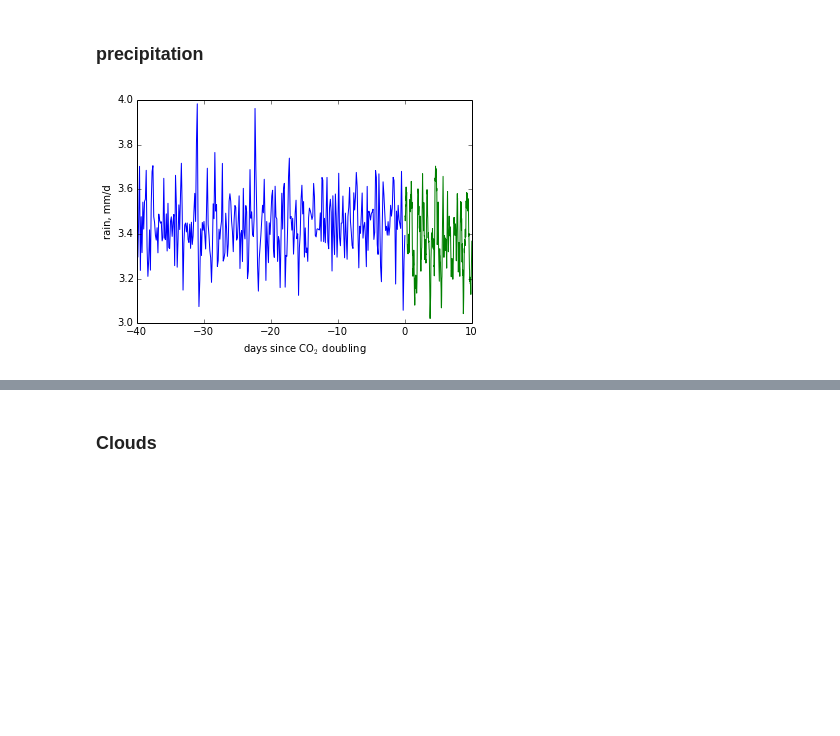
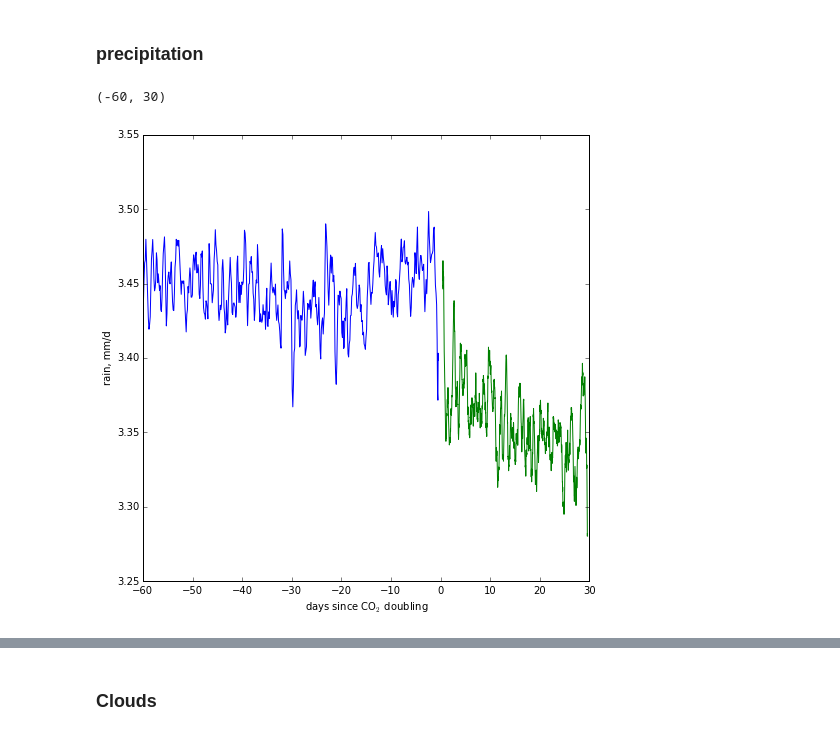
Before and after one commit to jedman/2xco2, a Jupyter notebook: exploration2xCO2.ipynb, the cells around one changed output, grey strips where cells are left out. Drawn from its saved outputs; the diff is of its cells as text; code cells hidden in the pictures; blank space fills up the shorter version.

```diff
--- a/exploration2xCO2.ipynb
+++ b/exploration2xCO2.ipynb
@@ -37,5 +50,5 @@ for i in range(0,12):
 before = TimeSeries(pretime_global - max(pretime_global), z = getvar('z',vstats_after))
 # convert time to days before co2 doubling
 # %%
-after = TimeSeries(getvar('time',gstats_after), z= getvar('z',vstats_after))
+after = TimeSeries(posttime_global-posttime_global[0], z= getvar('z',vstats_after))
 # %%
@@ -56,7 +83,7 @@ for index, var in enumerate(variable_names_1d): # iterate through variables
 # %% [markdown]
 since we know the length of the time series, we can do the same for 2D variables now
 # %%
-variable_names_2d = ['cloud','Q','qv','p','tabs', 'thetae','qc'] # extract full 2D time series from predoubling run for these variables
+variable_names_2d = ['cloud','Q','qv','p','tabs', 'thetae','qc','qi','swdown','swup'] # extract full 2D time series from predoubling run for these variables
 
 for index, var in enumerate(variable_names_2d): # iterate through variables
 
@@ -77,6 +104,24 @@ for index, var in enumerate(variable_names_2d): # iterate through variables
         before.variables_2d = {var:tmp_data} # create the dictionary the variables
     else:
         before.variables_2d.update({var:tmp_data}) # update dictionary with each new variable
+
+    tmp_data = np.zeros((len(posttime_vertical),len(before.z))) # make temporary array encompassing whole predoubling period
+
+    for i in range(0,3):
+        filename = "../data/verticalstats/verticalstats_fastcloud_2xco2_" + str(i) + ".nc" # iterate through files
+        tmp = nc.Dataset(filename)
+        tmp_time = getvar('time',tmp)
+        tmp_var = getvar(var, tmp)
+        if i == 0:
+            chunk = range(0,len(tmp_time))
+            tmp_data[chunk, :] = tmp_var
+        else:
+            chunk = range(max(chunk)+1, max(chunk)+len(tmp_time)+1)
+            tmp_data[chunk,:] = tmp_var
+    if (index == 0):
+        after.variables_2d = {var:tmp_data} # create the dictionary the variables
+    else:
+        after.variables_2d.update({var:tmp_data}) # update dictionary with each new variable
 # %% [markdown]
 ### temperature
 # %%
@@ -227,22 +265,26 @@ fig.savefig('figures/deltaRH_contributions.png', bbox_inches = 'tight', pad_inch
 # %% [markdown]
 ### precipitation
 # %%
-before.precip = -86400.*variables_1d['dlsurf']
-after.precip = -86400.*getvar('dlsurf',gstats_after)
+before.precip = -86400.*before.variables_1d['dlsurf']
+after.precip = -86400.*after.variables_1d['dlsurf']
 # %%
 # smooth 'after' time series to match the time step from before
 # %%
 ratio = (before.time[500]-before.time[499])/(after.time[1] - after.time[0])
 # %%
-after.time_smooth = sm.smooth(after.time,window_len = int(ratio))
-after.precip_smooth =  sm.smooth(after.precip,window_len = int(ratio))
+before.time_smooth = sm.smooth(before.time,window_len = 16)
+before.precip_smooth =  sm.smooth(before.precip,window_len = 16)
+
+after.time_smooth = sm.smooth(after.time,window_len = 16*int(ratio))
+after.precip_smooth =  sm.smooth(after.precip,window_len = 16*int(ratio))
 # %%
 fig, ax = plt.subplots(1)
-ax.plot(before.time, before.precip)
-ax.plot(after.time, after.precip_smooth)
+ax.plot(before.time_smooth, before.precip_smooth)
+ax.plot(after.time_smooth, after.precip_smooth)
 ax.set_xlabel('days since CO$_2$ doubling')
 ax.set_ylabel('rain, mm/d')
-ax.set_xlim(-40,10)
-fig.savefig('figures/precipitation_2xco2.pdf', bbox_inches = 0)
+ax.set_xlim(-60,30)
+#fig.savefig('figures/precipitation_2xco2.pdf', bbox_inches = 0)
 # %% [output]
+(-60, 30)
-[figure, old version]
+[figure, new version]
```
Also changed, not shown: parts of 26 cells of this notebook, 1 other file.
